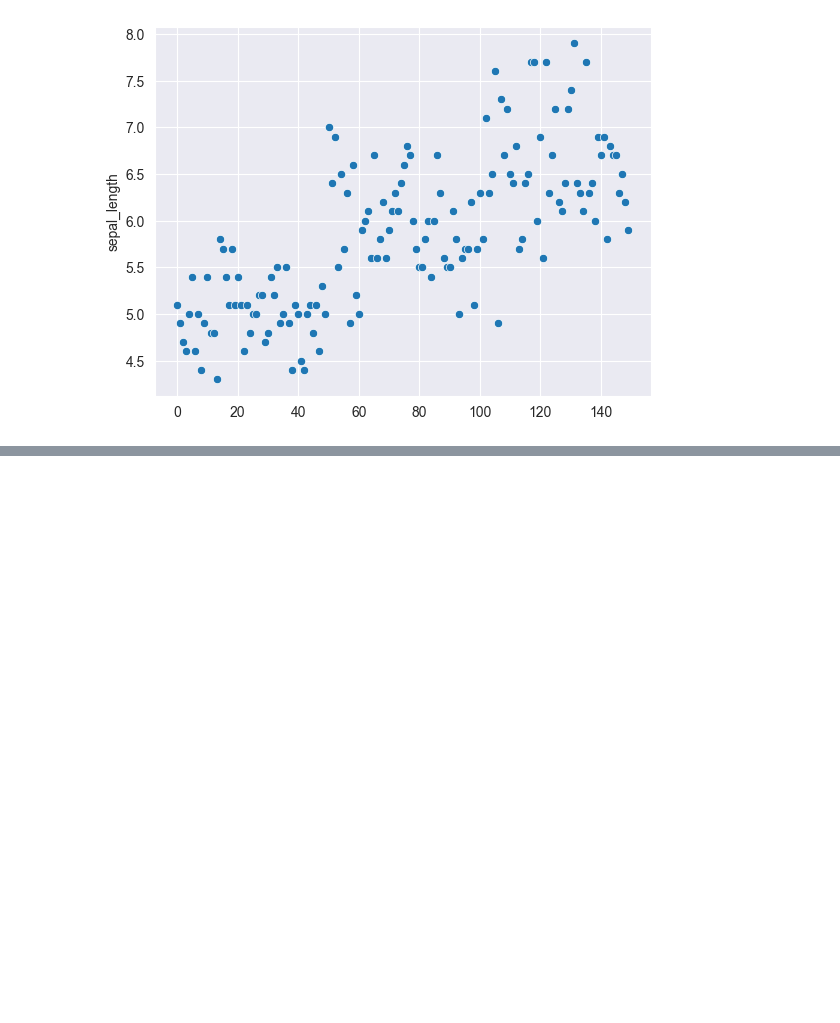
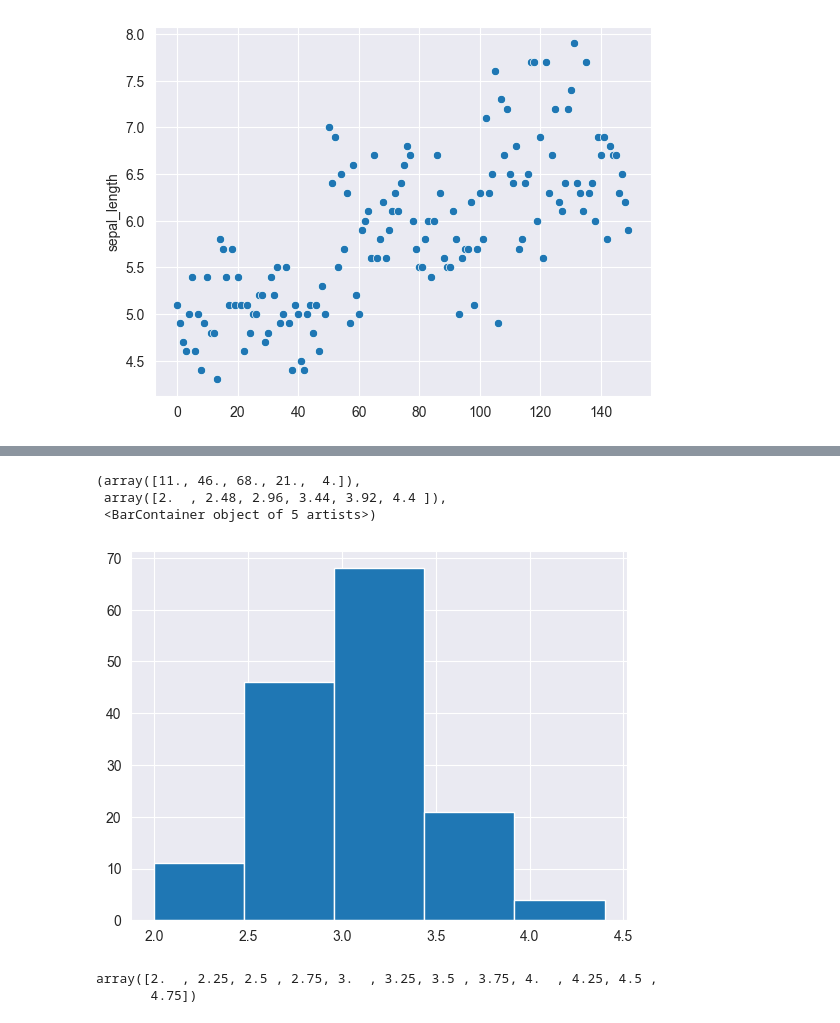
Before and after one commit to BALAJI08953/basic_numpy_python, a Jupyter notebook: mymatpl.ipynb, the cells around one changed output, grey strips where cells are left out. Saved outputs shown, nothing was run; the diff lists cells and outputs as text; code cells hidden in the pictures; blank space fills up the shorter version.

```diff
--- a/mymatpl.ipynb
+++ b/mymatpl.ipynb
@@ -112,0 +134,13 @@ sns.scatterplot(flowers_df.sepal_length);
+# %%
+#the intervals to bin ;bin is the satical name for the interval
+plt.hist(flowers_df.sepal_width,bins=5)
+# %% [output]
+(array([11., 46., 68., 21.,  4.]),
+ array([2.  , 2.48, 2.96, 3.44, 3.92, 4.4 ]),
+ <BarContainer object of 5 artists>)
+[figure, added]
+# %%
+np.arange(2,5,0.25)
+# %% [output]
+array([2.  , 2.25, 2.5 , 2.75, 3.  , 3.25, 3.5 , 3.75, 4.  , 4.25, 4.5 ,
+       4.75])
```
Also changed, not shown: parts of 6 cells of this notebook, 22 other files.
